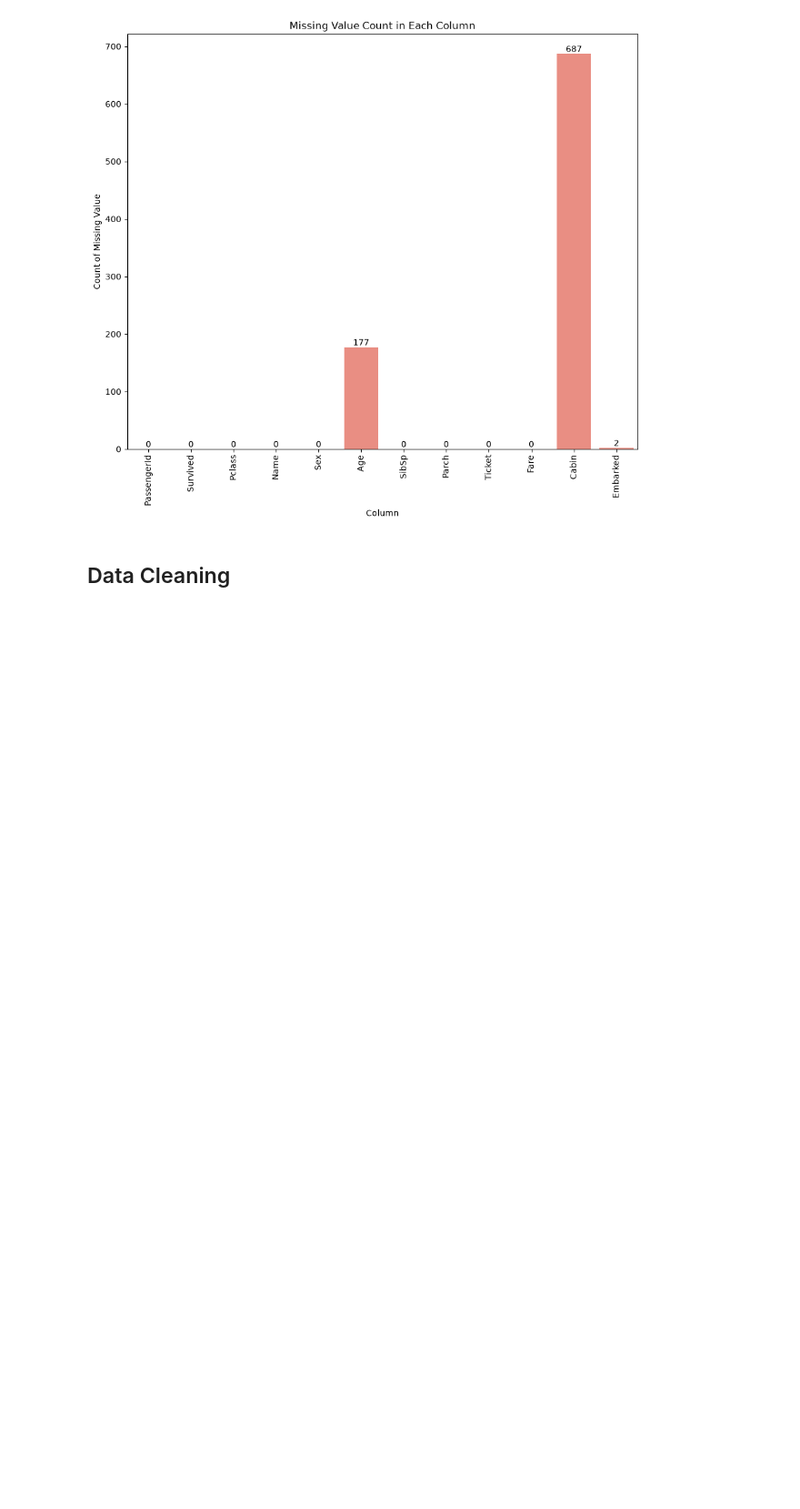
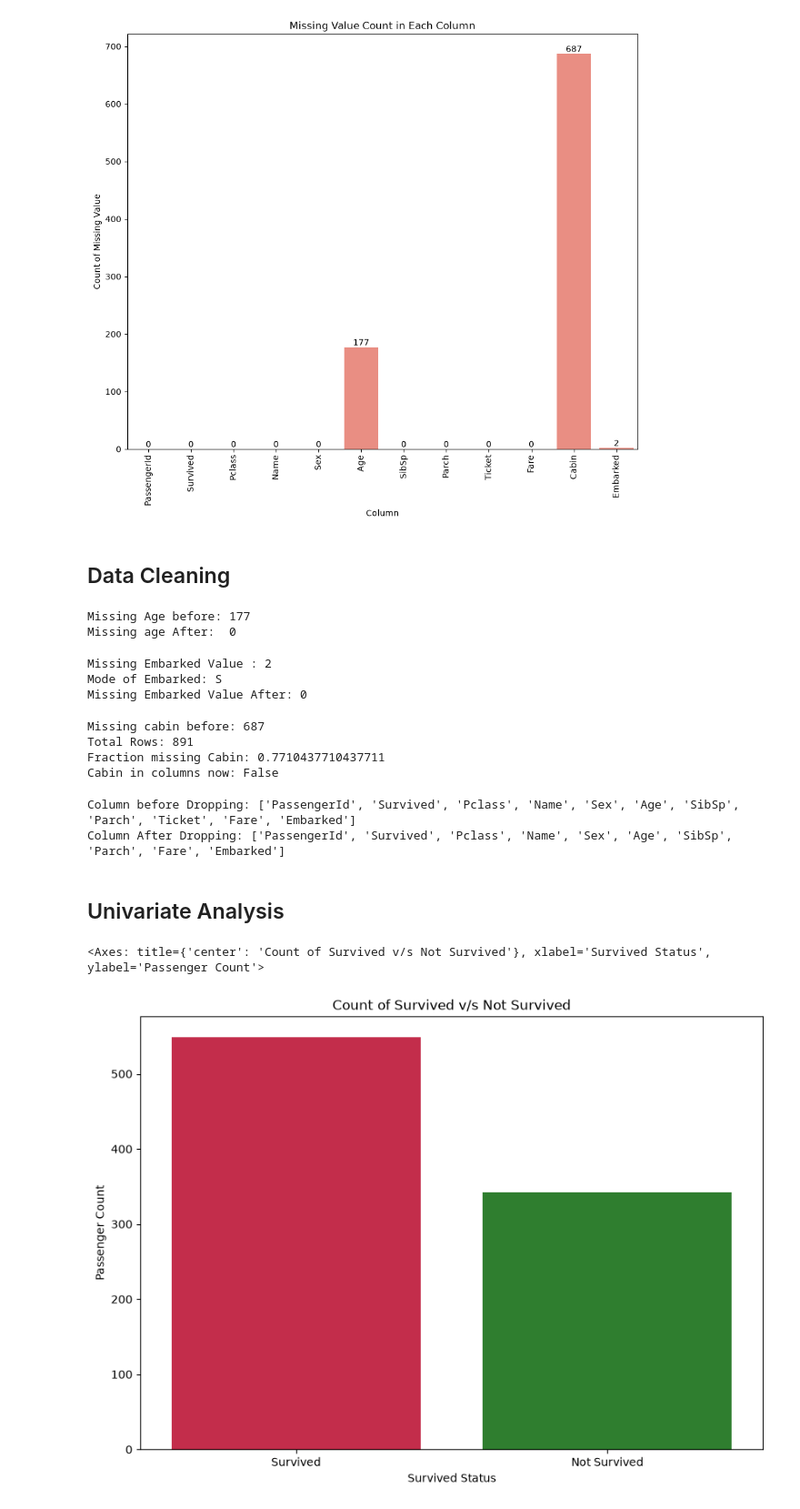
Before and after one commit to Rohit-Bansode/Titanic_Survival_Analysis-EDA, a Jupyter notebook: Notebooks/Titanic_EDA.ipynb, the cells around one changed output. Shown at 91% size. Cells and saved outputs as stored; diff of their text form; code cells hidden in the pictures; blank space fills up the shorter version.

Commit message:
Add Data Cleaning,Univariate Analysis

```diff
--- a/Notebooks/Titanic_EDA.ipynb
+++ b/Notebooks/Titanic_EDA.ipynb
@@ -143,3 +143,83 @@ for bar in plt.gca().patches:
 [figure]
 # %% [markdown]
 ## Data Cleaning
+# %%
+# Check missing values in Age
+print("Missing Age before:", df['Age'].isna().sum())
+
+## Fill Missing age with a resonable value.
+
+Median_age=df['Age'].median()
+df['Age']=df['Age'].fillna(Median_age)
+
+## Check Again
+print("Missing age After: ",df['Age'].isna().sum())
+# %% [output]
+Missing Age before: 177
+Missing age After:  0
+# %%
+## Embarked Column have Categorical value like 'C','Q','S'.
+
+## Check the Missing Value in Embarked
+print("Missing Embarked Value :",df['Embarked'].isna().sum())
+
+## Fill Missing Embarked Column
+Mode_Embarked=df['Embarked'].mode()[0]          ## 0 represent take a Single string like 'S','C','Q'
+print("Mode of Embarked:",Mode_Embarked)
+
+df['Embarked']=df['Embarked'].fillna(Mode_Embarked)
+
+## Check Again:
+print("Missing Embarked Value After:",df['Embarked'].isna().sum())
+# %% [output]
+Missing Embarked Value : 2
+Mode of Embarked: S
+Missing Embarked Value After: 0
+# %%
+## Check Missing Value in cabin
+
+print("Missing cabin before:",df['Cabin'].isna().sum())
+print("Total Rows:",len(df))
+print("Fraction missing Cabin:",df['Cabin'].isna().mean())
+
+## Drop The Cabin Table
+
+df=df.drop(columns=['Cabin'])
+
+# Confirm it's gone
+print("Cabin in columns now:", 'Cabin' in df.columns)
+# %% [output]
+Missing cabin before: 687
+Total Rows: 891
+Fraction missing Cabin: 0.7710437710437711
+Cabin in columns now: False
+# %%
+## Drop Unnecessary Ticket Column
+
+## Check Current Columns:
+print("Column before Dropping:",df.columns.to_list())
+
+## Dropping Ticket Column:
+df=df.drop(columns=['Ticket'])
+
+## Check After Dropping column:
+print("Column After Dropping:",df.columns.to_list())
+# %% [output]
+Column before Dropping: ['PassengerId', 'Survived', 'Pclass', 'Name', 'Sex', 'Age', 'SibSp', 'Parch', 'Ticket', 'Fare', 'Embarked']
+Column After Dropping: ['PassengerId', 'Survived', 'Pclass', 'Name', 'Sex', 'Age', 'SibSp', 'Parch', 'Fare', 'Embarked']
+# %% [markdown]
+## Univariate Analysis
+# %%
+## Count of Survived and Not Survived by Countplot
+
+df['Survived_label']=df['Survived'].map({0:"Survived",1:"Not Survived"})
+custom_palette={'Survived':'crimson','Not Survived':'forestgreen'}
+
+plt.figure(figsize=(10,7))
+plt.title("Count of Survived v/s Not Survived")
+plt.ylabel("Passenger Count")
+plt.xlabel("Survived Status")
+sns.countplot(x='Survived_label',hue='Survived_label',data=df,palette=custom_palette,legend=False)
+# %% [output]
+<Axes: title={'center': 'Count of Survived v/s Not Survived'}, xlabel='Survived Status', ylabel='Passenger Count'>
+[figure, added]
```
Also changed, not shown: parts of 2 cells of this notebook.
